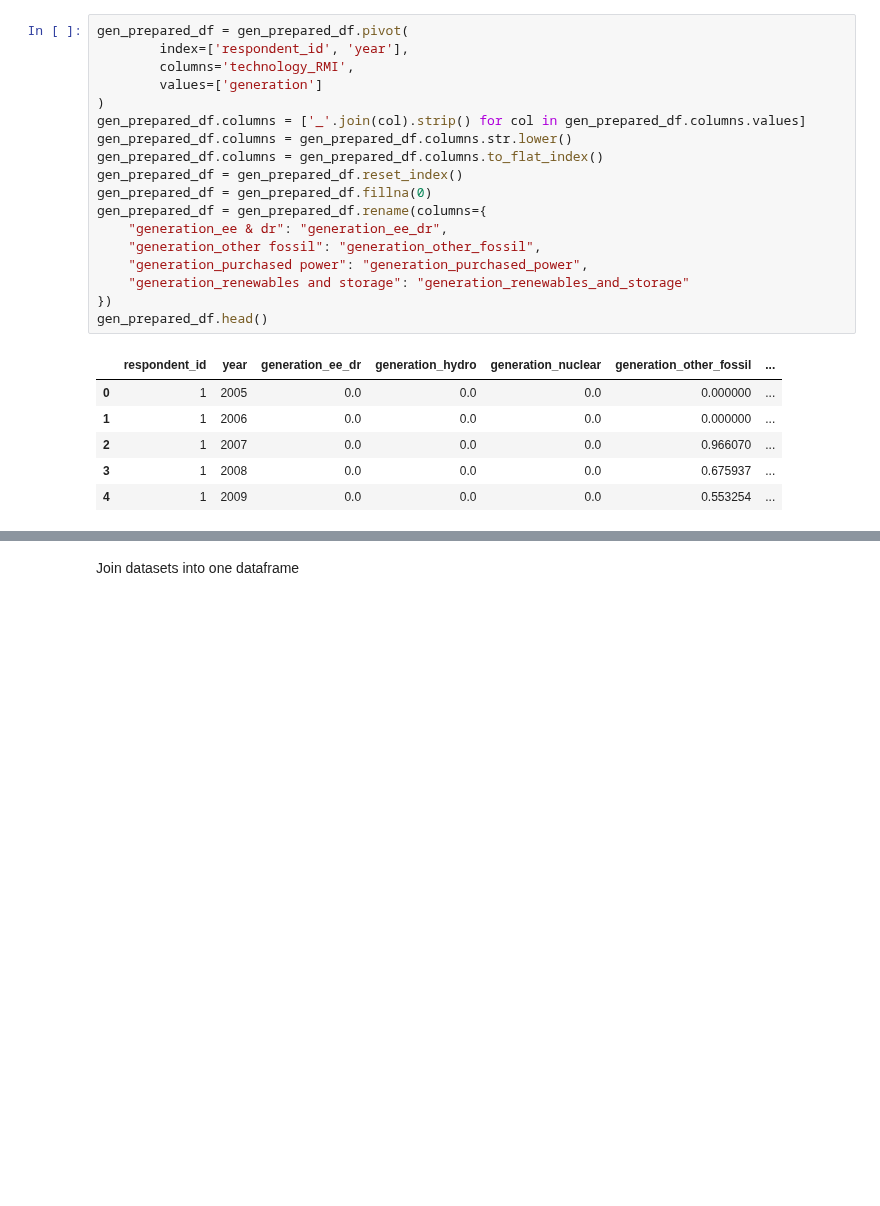
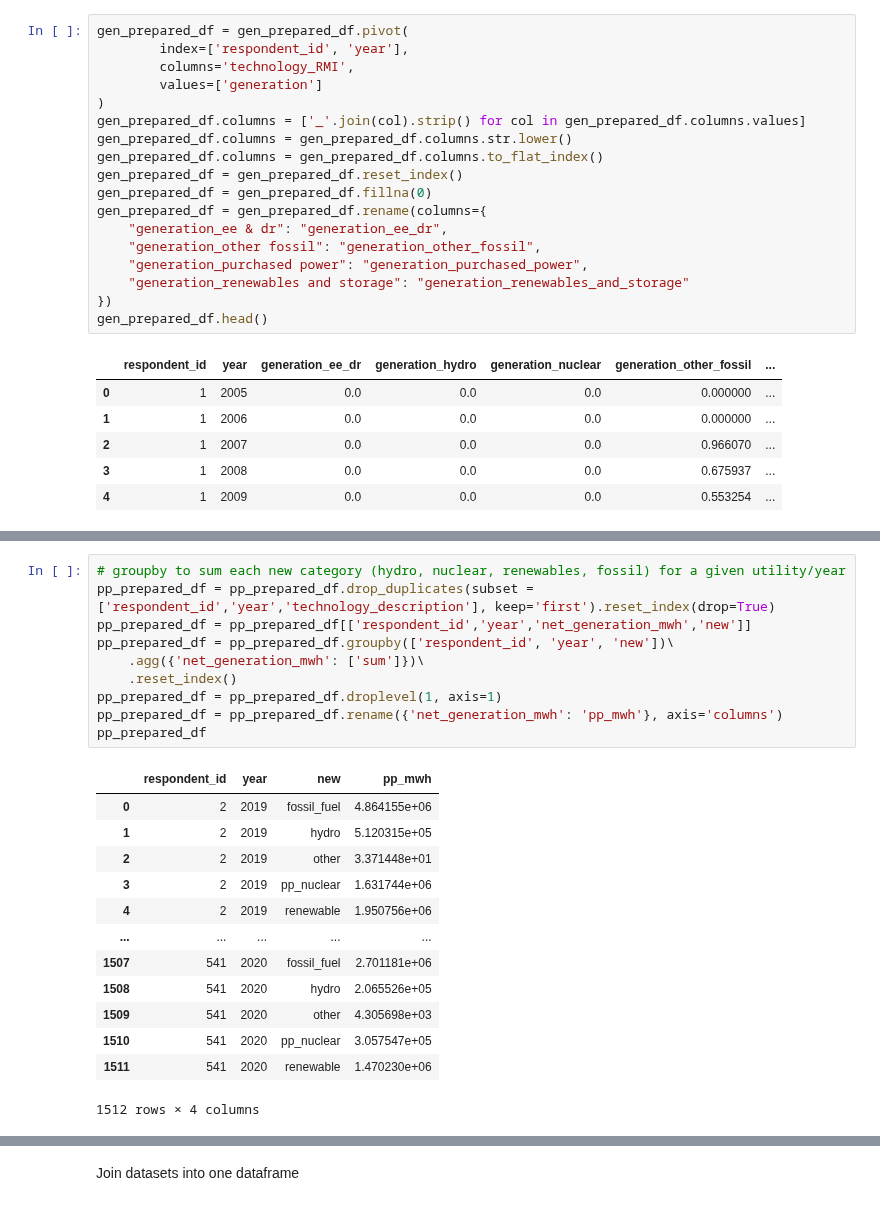
Before and after one commit to 2elle2/rmi-project, a Jupyter notebook: model/20_data_processing.ipynb, the cells around one changed output, grey strips where cells are left out. Cells and saved outputs as stored; diff of their text form; blank space fills up the shorter version.

```diff
--- a/model/20_data_processing.ipynb
+++ b/model/20_data_processing.ipynb
@@ -398,0 +450,24 @@ gen_prepared_df.head()
+# %%
+# groupby to sum each new category (hydro, nuclear, renewables, fossil) for a given utility/year
+pp_prepared_df = pp_prepared_df.drop_duplicates(subset = ['respondent_id','year','technology_description'], keep='first').reset_index(drop=True)
+pp_prepared_df = pp_prepared_df[['respondent_id','year','net_generation_mwh','new']]
+pp_prepared_df = pp_prepared_df.groupby(['respondent_id', 'year', 'new'])\
+    .agg({'net_generation_mwh': ['sum']})\
+    .reset_index()
+pp_prepared_df = pp_prepared_df.droplevel(1, axis=1)
+pp_prepared_df = pp_prepared_df.rename({'net_generation_mwh': 'pp_mwh'}, axis='columns')
+pp_prepared_df
+# %% [output]
+|  | respondent_id | year | new | pp_mwh |
+| 0 | 2 | 2019 | fossil_fuel | 4.864155e+06 |
+| 1 | 2 | 2019 | hydro | 5.120315e+05 |
+| 2 | 2 | 2019 | other | 3.371448e+01 |
+| 3 | 2 | 2019 | pp_nuclear | 1.631744e+06 |
+| 4 | 2 | 2019 | renewable | 1.950756e+06 |
+| ... | ... | ... | ... | ... |
+| 1507 | 541 | 2020 | fossil_fuel | 2.701181e+06 |
+| 1508 | 541 | 2020 | hydro | 2.065526e+05 |
+| 1509 | 541 | 2020 | other | 4.305698e+03 |
+| 1510 | 541 | 2020 | pp_nuclear | 3.057547e+05 |
+| 1511 | 541 | 2020 | renewable | 1.470230e+06 |
+1512 rows × 4 columns
```
Also changed, not shown: parts of 12 cells of this notebook.
